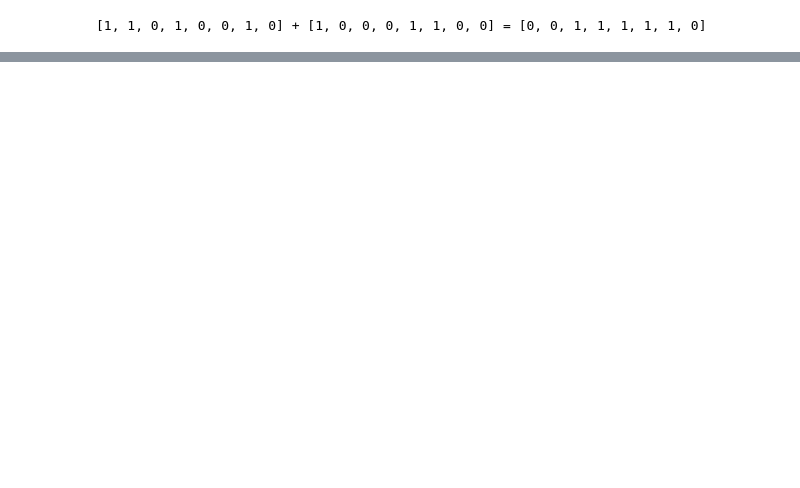
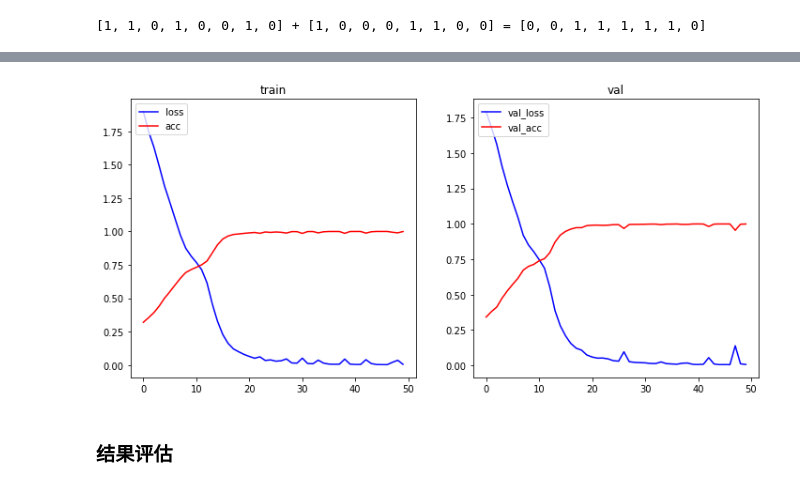
Before and after one commit to mojianhuiGZ/ai_examples, a Jupyter notebook: tensorflow keras入门练习.ipynb, the cells around one changed output, grey strips where cells are left out. Drawn from its saved outputs; the diff is of its cells as text; code cells hidden in the pictures; blank space fills up the shorter version.

```diff
--- a/tensorflow keras入门练习.ipynb
+++ b/tensorflow keras入门练习.ipynb
@@ -164,0 +294,14 @@ print('%s + %s = %s' % (a, b, predict_val))
+# %%
+# 将数据集分割为训练集和验证集
+
+split_at = len(x) - 2 * len(x) // 10
+(x_train, x_val) = x[:split_at], x[split_at:]
+(y_train, y_val) = y[:split_at], y[split_at:]
+
+print('Training Data:')
+print(x_train.shape)
+print(y_train.shape)
+
+print('Validation Data:')
+print(x_val.shape)
+print(y_val.shape)
@@ -164,0 +386,5 @@ print('%s + %s = %s' % (a, b, predict_val))
+# %%
+history = model.fit(x_train, y_train,
+                    batch_size=BATCH_SIZE,
+                    epochs=50,
+                    validation_data=(x_val, y_val))
@@ -164,0 +409,20 @@ print('%s + %s = %s' % (a, b, predict_val))
+# %%
+fig = plt.figure(figsize=(12, 12))
+
+ax = fig.add_subplot(2, 2, 1)
+ax.plot(history.history['loss'], c='b')
+ax.plot(history.history['acc'], c='r')
+ax.set_title("train")
+ax.legend(["loss", "acc"], loc="upper left")
+
+ax = fig.add_subplot(2, 2, 2)
+ax.plot(history.history['val_loss'], c='b')
+ax.plot(history.history['val_acc'], c='r')
+ax.set_title("val")
+ax.legend(["val_loss", "val_acc"], loc="upper left")
+
+fig.show()
+# %% [output]
+[figure, added]
+# %% [markdown]
+### 结果评估
```
Also changed, not shown: parts of 22 cells of this notebook.
